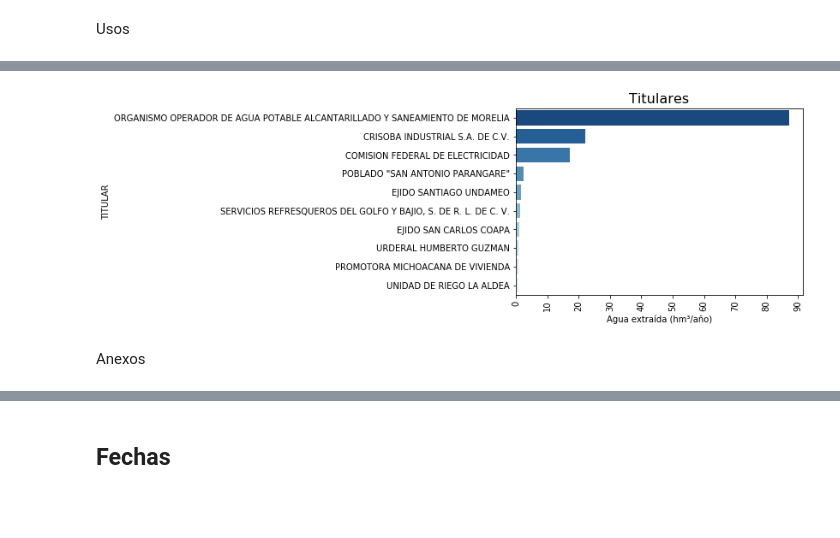
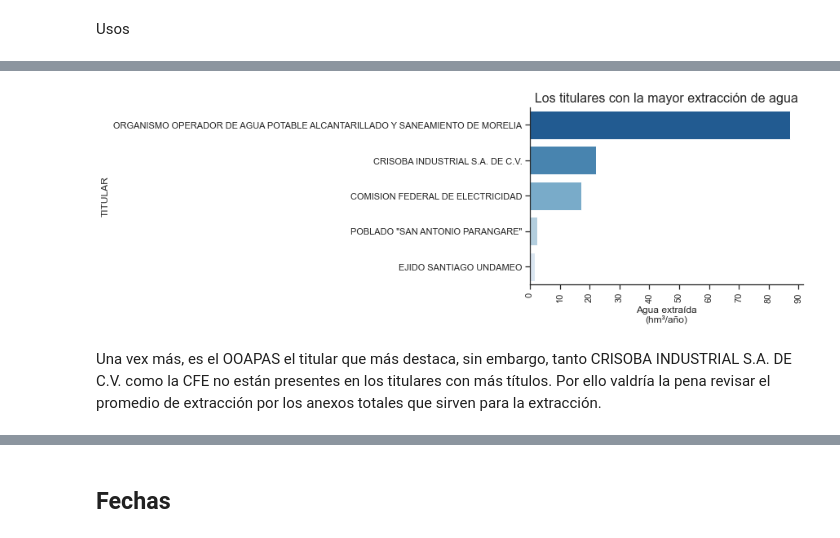
Before and after one commit to tipicanerd/REPDA_analisis, a Jupyter notebook: Analisis.ipynb, the cells around one changed output, grey strips where cells are left out. Cells and saved outputs as stored; diff of their text form; code cells hidden in the pictures; blank space fills up the shorter version.

```diff
--- a/Analisis.ipynb
+++ b/Analisis.ipynb
@@ -8,0 +14,5 @@ pd.options.display.float_format = '{:.2f}'.format
+# %%
+# Configuramos el formato
+pd.options.display.float_format = '{:.3f}'.format
+custom_params = {"axes.spines.right": False, "axes.spines.top": False}
+sns.set_theme(style="ticks", rc=custom_params)
@@ -349,11 +531,11 @@ titularesExtra
 440 rows × 1 columns
 # %%
-sns.barplot(y=titularesExtra.head(10).index,x=titularesExtra.head(10)['VOLUMEN DE EXTRACCIÓN ANUAL DE AGUAS NACIONALES QUE AMPARA EL TÍTULO EN m3'], palette='Blues_r')
-plt.title("Titulares",fontsize=16)
-plt.xlabel("Agua extraída (hm³/año)")
+sns.barplot(y=titularesExtra.head(5).index,x=titularesExtra.head(5)['VOLUMEN DE EXTRACCIÓN ANUAL DE AGUAS NACIONALES QUE AMPARA EL TÍTULO EN m3'], palette='Blues_r')
+plt.title("Los titulares con la mayor extracción de agua",fontsize=16)
+plt.xlabel("Agua extraída\n(hm³/año)")
 plt.xticks(ticks=[int(i) for i in range(0,int(100e6),int(10e6))],labels=[int(i/1e6) for i in range(0,int(100e6),int(10e6))],rotation=90)
 plt.show()
 # %% [output]
-[figure, old version]
+[figure, new version]
-# %% [markdown]
-Anexos
+# %% [markdown]
+Una vex más, es el OOAPAS el titular que más destaca, sin embargo, tanto CRISOBA INDUSTRIAL S.A. DE C.V. como la CFE no están presentes en los titulares con más títulos. Por ello valdría la pena revisar el promedio de extracción por los anexos totales que sirven para la extracción.
```
Also changed, not shown: parts of 114 cells of this notebook, 1 other file.
